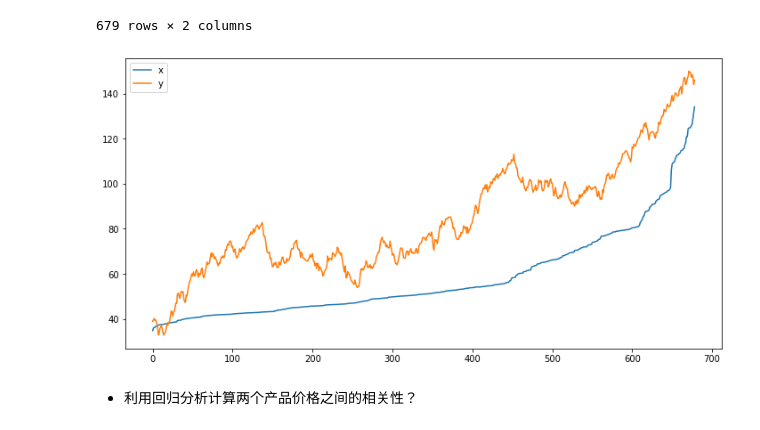
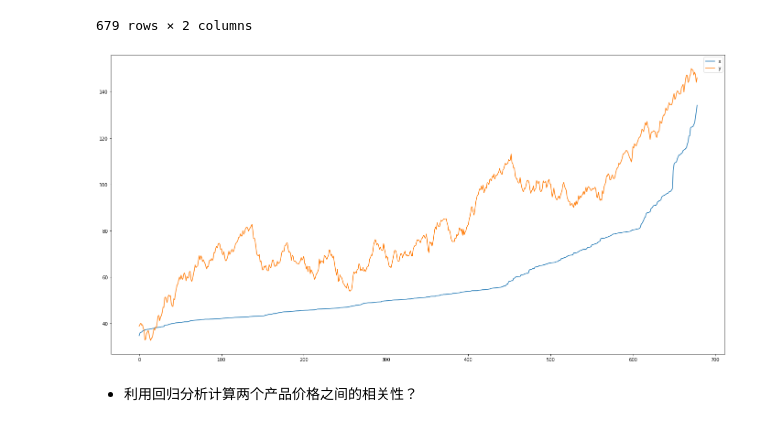
Before and after one commit to christinemu/quant-trading, a Jupyter notebook: TradingStrategy.ipynb, the cells around one changed output. Drawn from its saved outputs; the diff is of its cells as text; code cells hidden in the pictures.

```diff
--- a/TradingStrategy.ipynb
+++ b/TradingStrategy.ipynb
@@ -194,9 +195,9 @@ priceData
 | 678 | 134.180 | 146.051379 |
 679 rows × 2 columns
 # %%
-_ = priceData.plot(kind='line',figsize=(12,6))
+_ = priceData.plot(kind='line',figsize=(24,12))
 # %% [output]
-[figure, old version]
+[figure, new version]
 # %% [markdown]
 - 利用回归分析计算两个产品价格之间的相关性？
 # %%
```
Also changed, not shown: parts of 46 cells of this notebook, 6 other files.
